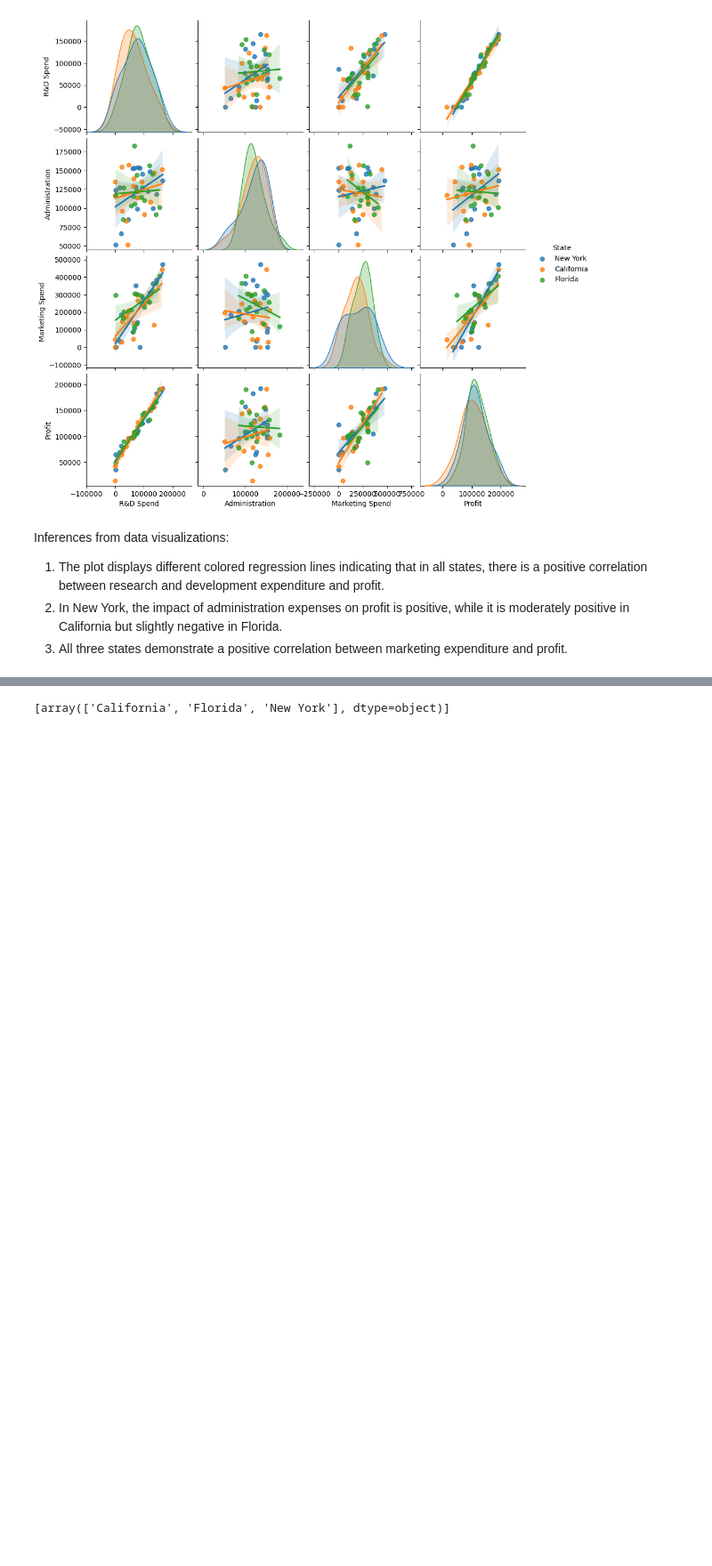
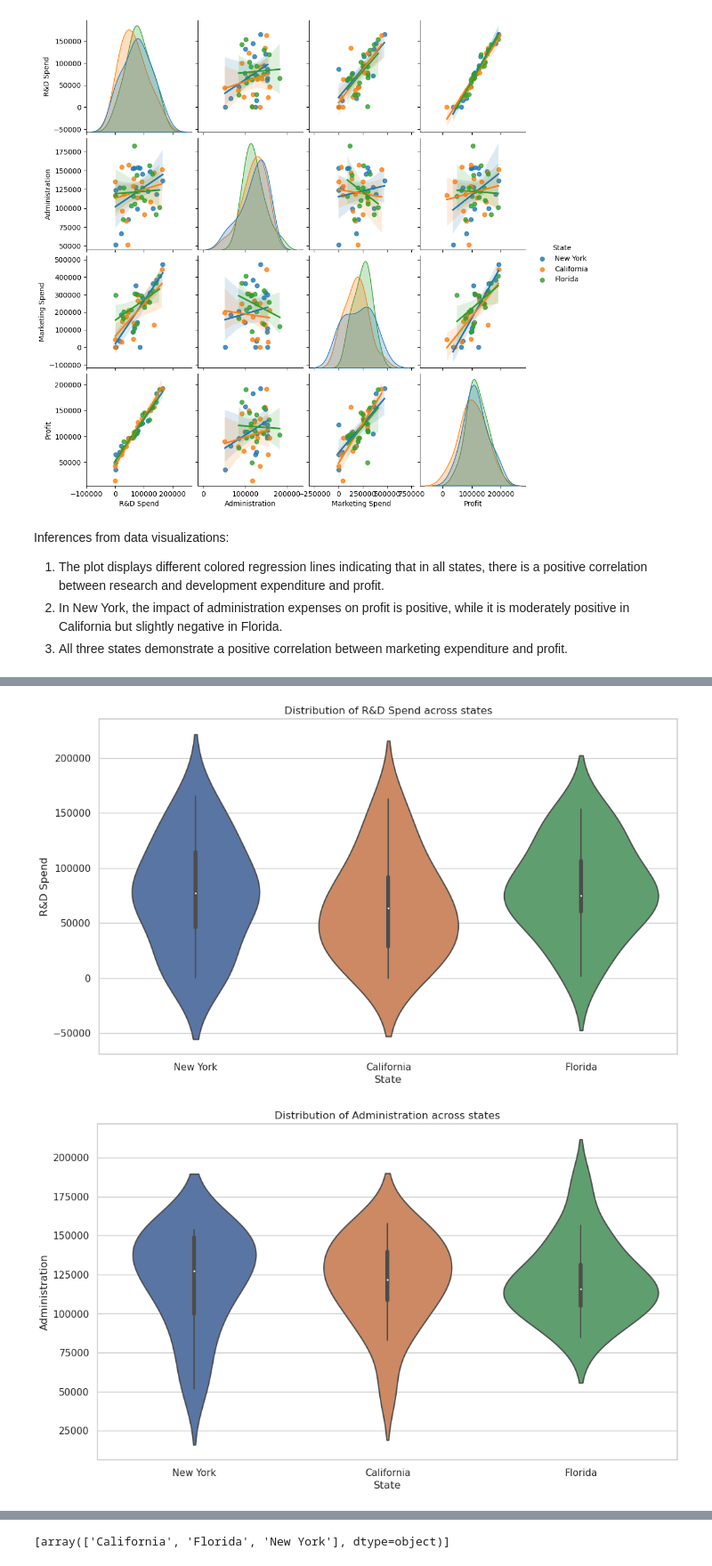
Before and after one commit to KacperBytnar/Machine_Learning_Evaluate_new_startups_profit, a Jupyter notebook: calcs/50-Startups_ML_Mandatory-Assignment.ipynb, the cells around one changed output, grey strips where cells are left out. Shown at 89% size. Saved outputs shown, nothing was run; the diff lists cells and outputs as text; code cells hidden in the pictures; blank space fills up the shorter version.

```diff
--- a/calcs/50-Startups_ML_Mandatory-Assignment.ipynb
+++ b/calcs/50-Startups_ML_Mandatory-Assignment.ipynb
@@ -117,0 +159,11 @@ plt.show()
+# %%
+#For loops to create distribution of expenses and profit plots across states
+cols=['R&D Spend','Administration','Marketing Spend','Profit']
+for col in cols:
+    plt.figure(figsize=(12,7))
+    sns.violinplot(data=dataset,x='State',y=col)
+    plt.title('Distribution of '+col+' across states')
+    plt.show()
+# %% [output]
+[figure, added]
+[figure, added]
```
Also changed, not shown: parts of 6 cells of this notebook.
